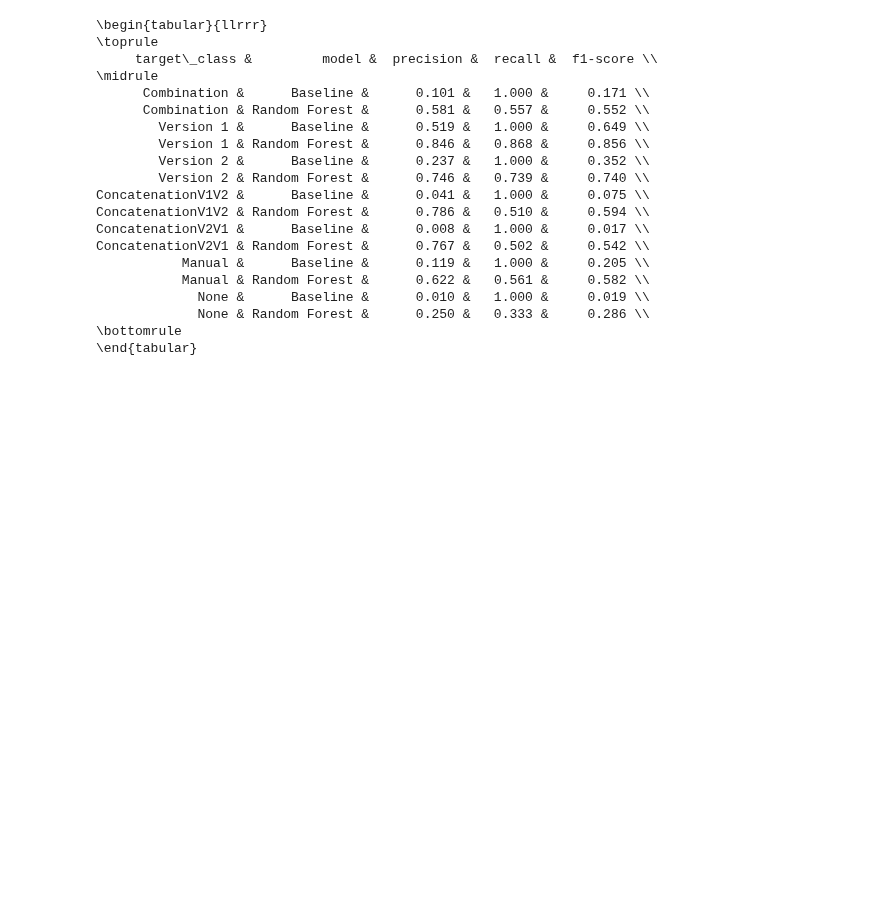
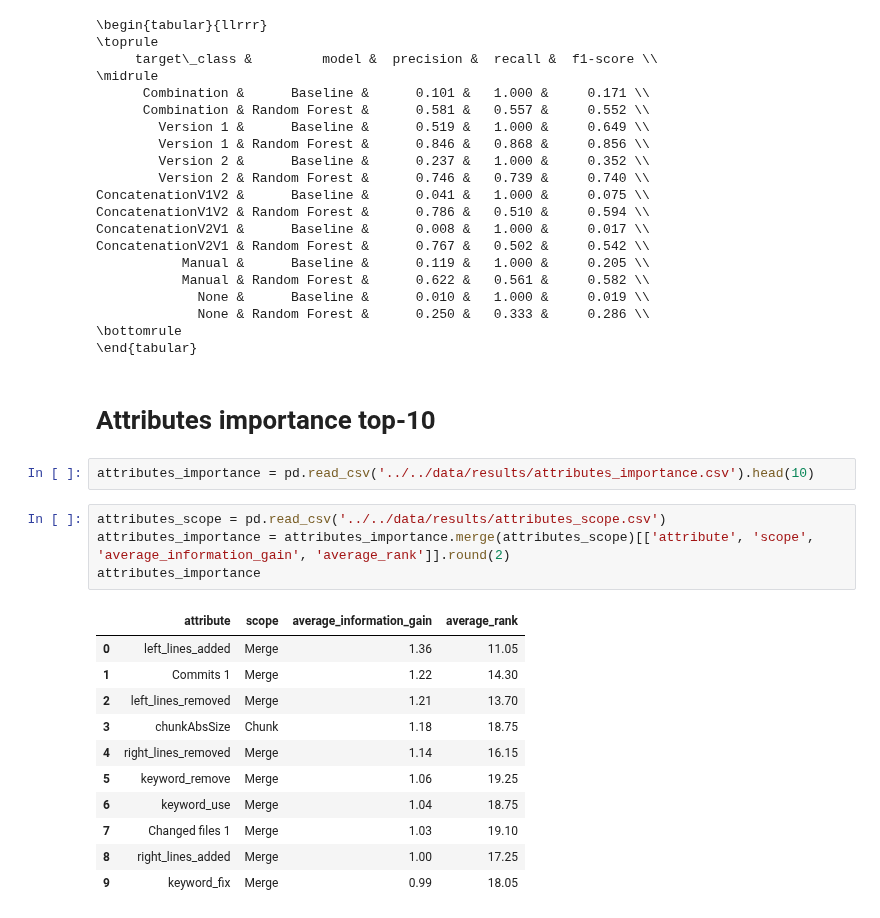
Before and after one commit to gems-uff/mestre, a Jupyter notebook: scripts/paper/tables.ipynb, the cells around one changed output. Drawn from its saved outputs; the diff is of its cells as text; blank space fills up the shorter version.

```diff
--- a/scripts/paper/tables.ipynb
+++ b/scripts/paper/tables.ipynb
@@ -689,3 +710,23 @@ ConcatenationV2V1 & Random Forest &      0.767 &   0.502 &     0.542 \\
              None & Random Forest &      0.250 &   0.333 &     0.286 \\
 \bottomrule
 \end{tabular}
+# %% [markdown]
+# Attributes importance top-10
+# %%
+attributes_importance = pd.read_csv('../../data/results/attributes_importance.csv').head(10)
+# %%
+attributes_scope = pd.read_csv('../../data/results/attributes_scope.csv')
+attributes_importance = attributes_importance.merge(attributes_scope)[['attribute', 'scope', 'average_information_gain', 'average_rank']].round(2)
+attributes_importance
+# %% [output]
+|  | attribute | scope | average_information_gain | average_rank |
+| 0 | left_lines_added | Merge | 1.36 | 11.05 |
+| 1 | Commits 1 | Merge | 1.22 | 14.30 |
+| 2 | left_lines_removed | Merge | 1.21 | 13.70 |
+| 3 | chunkAbsSize | Chunk | 1.18 | 18.75 |
+| 4 | right_lines_removed | Merge | 1.14 | 16.15 |
+| 5 | keyword_remove | Merge | 1.06 | 19.25 |
+| 6 | keyword_use | Merge | 1.04 | 18.75 |
+| 7 | Changed files 1 | Merge | 1.03 | 19.10 |
+| 8 | right_lines_added | Merge | 1.00 | 17.25 |
+| 9 | keyword_fix | Merge | 0.99 | 18.05 |
```
Also changed, not shown: parts of 15 cells of this notebook, 2 other files.
